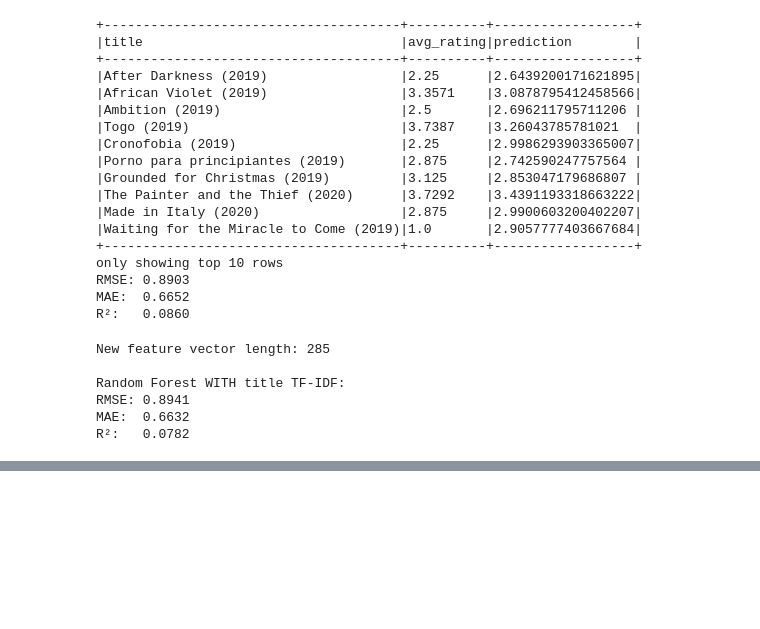
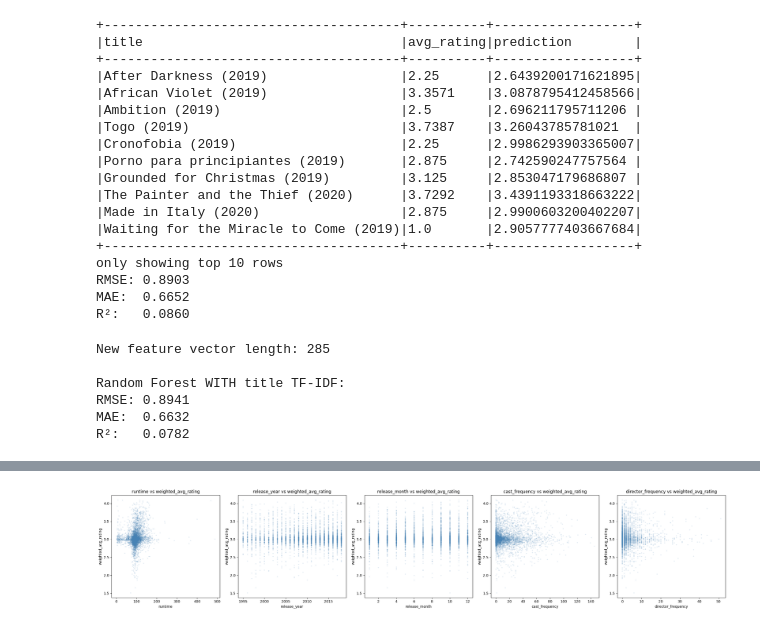
Before and after one commit to alexpanayi474/DSC511-MovieLens-Project, a Jupyter notebook: DSC_511_MovieLens.ipynb, the cells around one changed output, grey strips where cells are left out. Saved outputs shown, nothing was run; the diff lists cells and outputs as text; code cells hidden in the pictures; blank space fills up the shorter version.

```diff
--- a/DSC_511_MovieLens.ipynb
+++ b/DSC_511_MovieLens.ipynb
@@ -2762,0 +2763,5 @@ R²:   0.0782
+# %%
+#reading the movies_with_features.csv as spark dataframe
+movies_with_features_df = spark.read.csv(google_drive_path + 'movies_with_features.csv', header=True, inferSchema=True)
+#movies_with_features_df.printSchema()
+movies_with_features_df.show(5, truncate=False)
@@ -2762,0 +2896,7 @@ R²:   0.0782
+# %%
+# Chronological split based on release_date
+train_df = df.filter(col("release_date") < "2019-01-01")
+test_df = df.filter(col("release_date") >= "2019-01-01")
+
+print(f"Train: {train_df.count():,}  (before 2019)")
+print(f"Test:  {test_df.count():,}  (2019 onwards)")
@@ -2762,0 +2972,23 @@ R²:   0.0782
+# %%
+# Sample for plotting
+sample_pd = train_final.select(
+    "runtime", "release_year", "release_month",
+    "cast_frequency", "director_frequency", "weighted_avg_rating"
+).toPandas().sample(5000, random_state=42)
+
+# Scatter plots: each feature vs weighted_avg_rating
+features_to_plot = ["runtime", "release_year", "release_month",
+                    "cast_frequency", "director_frequency"]
+
+fig, axes = plt.subplots(1, 5, figsize=(25, 5))
+
+for i, feat in enumerate(features_to_plot):
+    axes[i].scatter(sample_pd[feat], sample_pd["weighted_avg_rating"], alpha=0.1, s=5, color="steelblue")
+    axes[i].set_xlabel(feat)
+    axes[i].set_ylabel("weighted_avg_rating")
+    axes[i].set_title(f"{feat} vs weighted_avg_rating")
+
+plt.tight_layout()
+plt.show()
+# %% [output]
+[figure, added]
```
Also changed, not shown: parts of 14 cells of this notebook.
